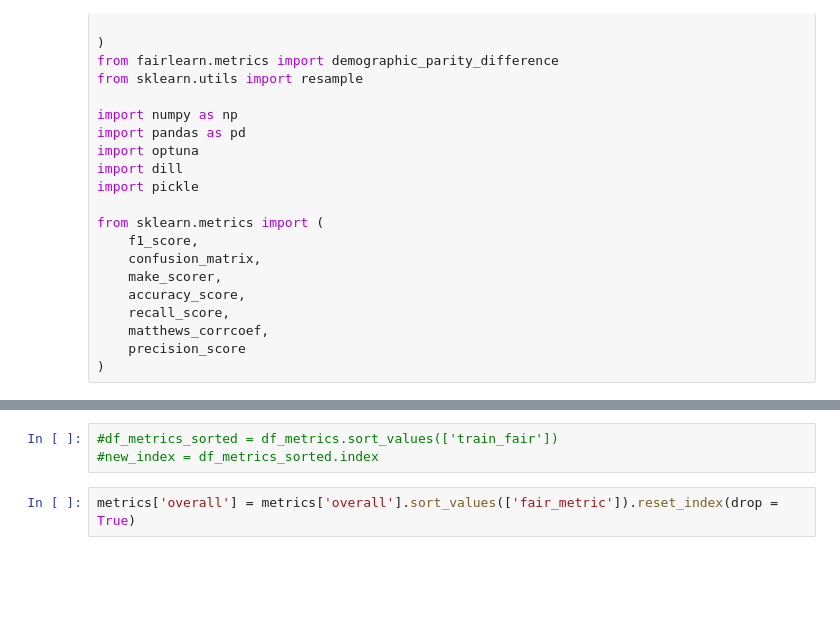
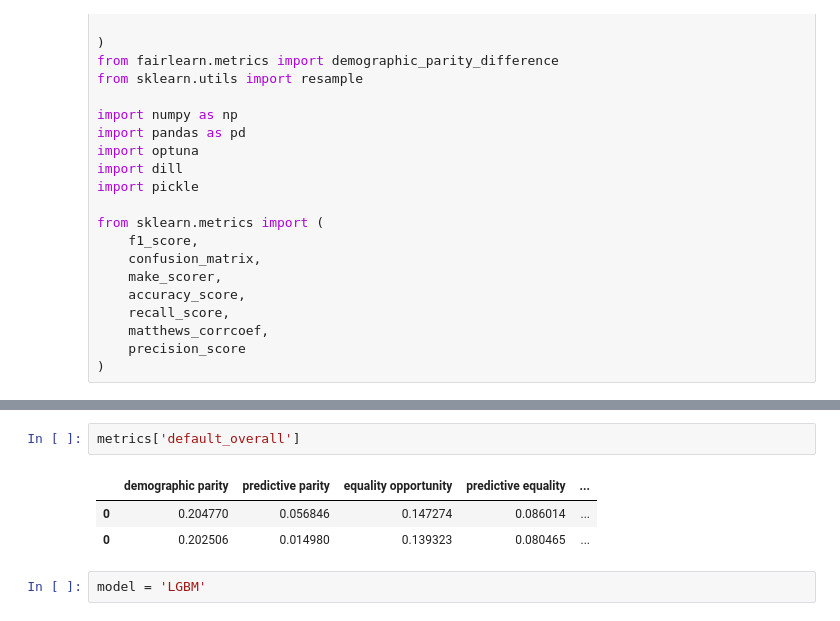
Before and after one commit to AzucenaMV/fairness, a Jupyter notebook: src/notebooks/ho_results_db.ipynb, the cells around one changed output, grey strips where cells are left out. Saved outputs shown, nothing was run; the diff lists cells and outputs as text; blank space fills up the shorter version.

```diff
--- a/src/notebooks/ho_results_db.ipynb
+++ b/src/notebooks/ho_results_db.ipynb
@@ -268,5 +362,8 @@ metrics['overall']
-# %%
-#df_metrics_sorted = df_metrics.sort_values(['train_fair'])
-#new_index = df_metrics_sorted.index
-# %%
-metrics['overall'] = metrics['overall'].sort_values(['fair_metric']).reset_index(drop = True)
+# %%
+metrics['default_overall']
+# %% [output]
+|  | demographic parity | predictive parity | equality opportunity | predictive equality | ... |
+| 0 | 0.204770 | 0.056846 | 0.147274 | 0.086014 | ... |
+| 0 | 0.202506 | 0.014980 | 0.139323 | 0.080465 | ... |
+# %%
+model = 'LGBM'
```
Also changed, not shown: parts of 35 cells of this notebook, 2 other files.
